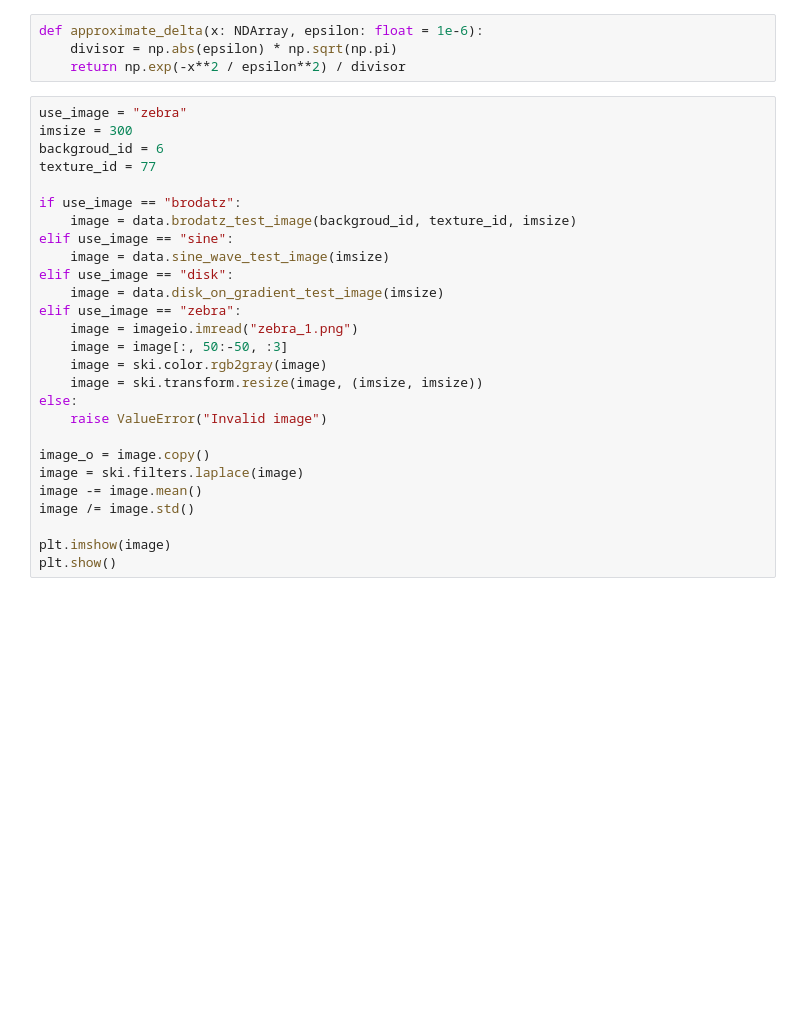
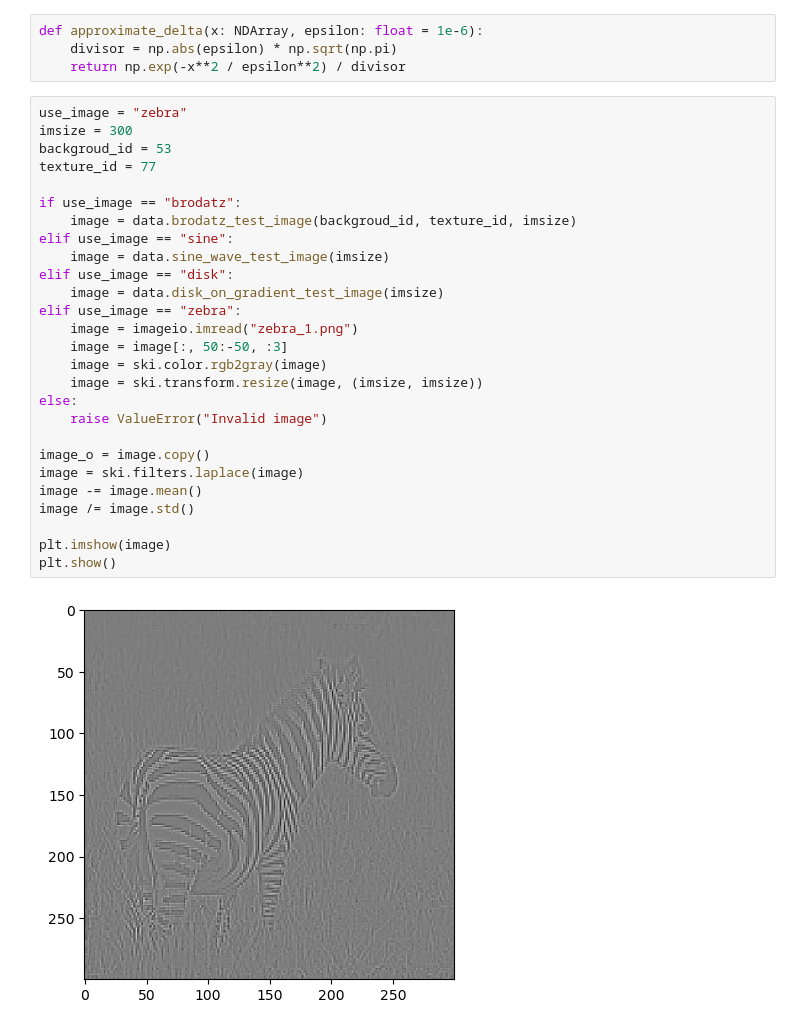
Before and after one commit to guyshapira-academic/texture-segmentation, a Jupyter notebook: notebook.ipynb, the cells around one changed output. Saved outputs shown, nothing was run; the diff lists cells and outputs as text; blank space fills up the shorter version.

```diff
--- a/notebook.ipynb
+++ b/notebook.ipynb
@@ -20,30 +20,32 @@ def approximate_delta(x: NDArray, epsilon: float = 1e-6):
 # %%
 use_image = "zebra"
 imsize = 300
-backgroud_id = 6
+backgroud_id = 53
 texture_id = 77
 
 if use_image == "brodatz":
     image = data.brodatz_test_image(backgroud_id, texture_id, imsize)
 elif use_image == "sine":
     image = data.sine_wave_test_image(imsize)
 elif use_image == "disk":
     image = data.disk_on_gradient_test_image(imsize)
 elif use_image == "zebra":
     image = imageio.imread("zebra_1.png")
     image = image[:, 50:-50, :3]
     image = ski.color.rgb2gray(image)
     image = ski.transform.resize(image, (imsize, imsize))
 else:
     raise ValueError("Invalid image")
 
 image_o = image.copy()
 image = ski.filters.laplace(image)
 image -= image.mean()
 image /= image.std()
 
 plt.imshow(image)
 plt.show()
+# %% [output]
+[figure, added]
 # %%
 filter_bank_params = {
     'num_angles': 12,
```
Also changed, not shown: parts of 13 cells of this notebook, 2 other files.
